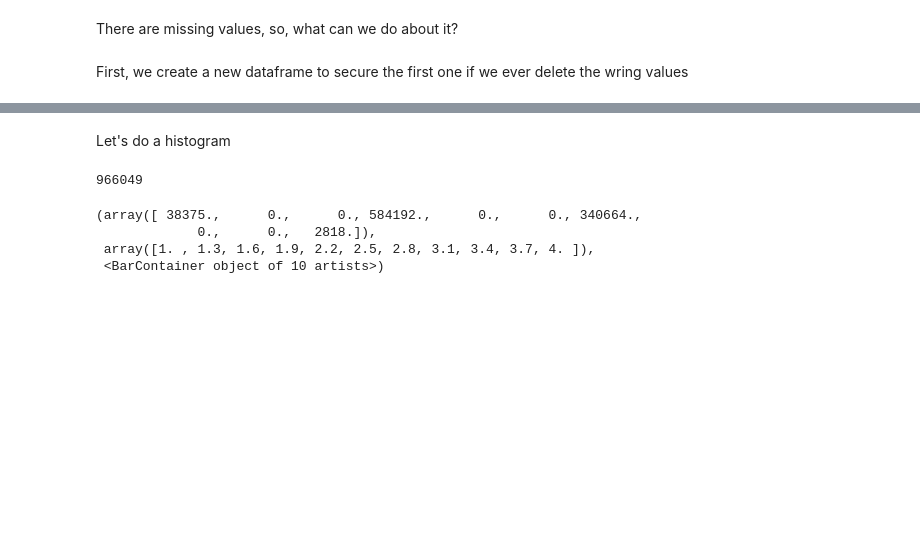
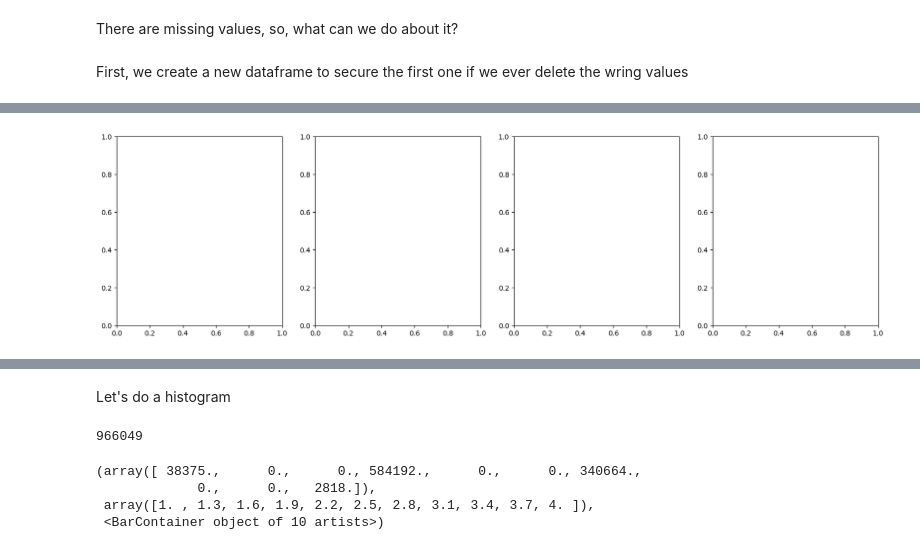
Before and after one commit to RinjieMX/ExplainAI_TD4, a Jupyter notebook: Notebook_TD4.ipynb, the cells around one changed output, grey strips where cells are left out. Drawn from its saved outputs; the diff is of its cells as text; code cells hidden in the pictures; blank space fills up the shorter version.

```diff
--- a/Notebook_TD4.ipynb
+++ b/Notebook_TD4.ipynb
@@ -233 +246,5 @@ Astronomical_Twilight      23246
 dtype: int64
+# %%
+fig, axes = plt.subplots(nrows=1, ncols=4, figsize=(20, 5))
+# %% [output]
+[figure, added]
```
Also changed, not shown: parts of 13 cells of this notebook.
